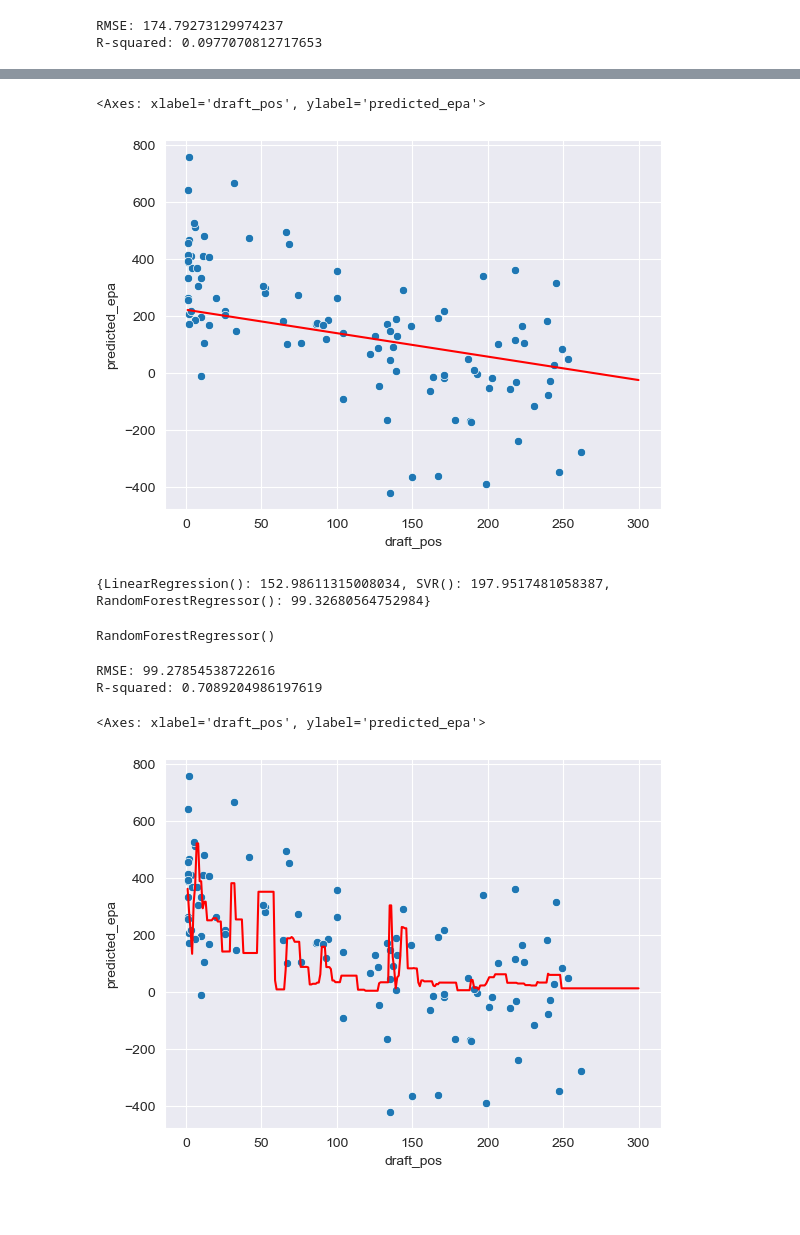
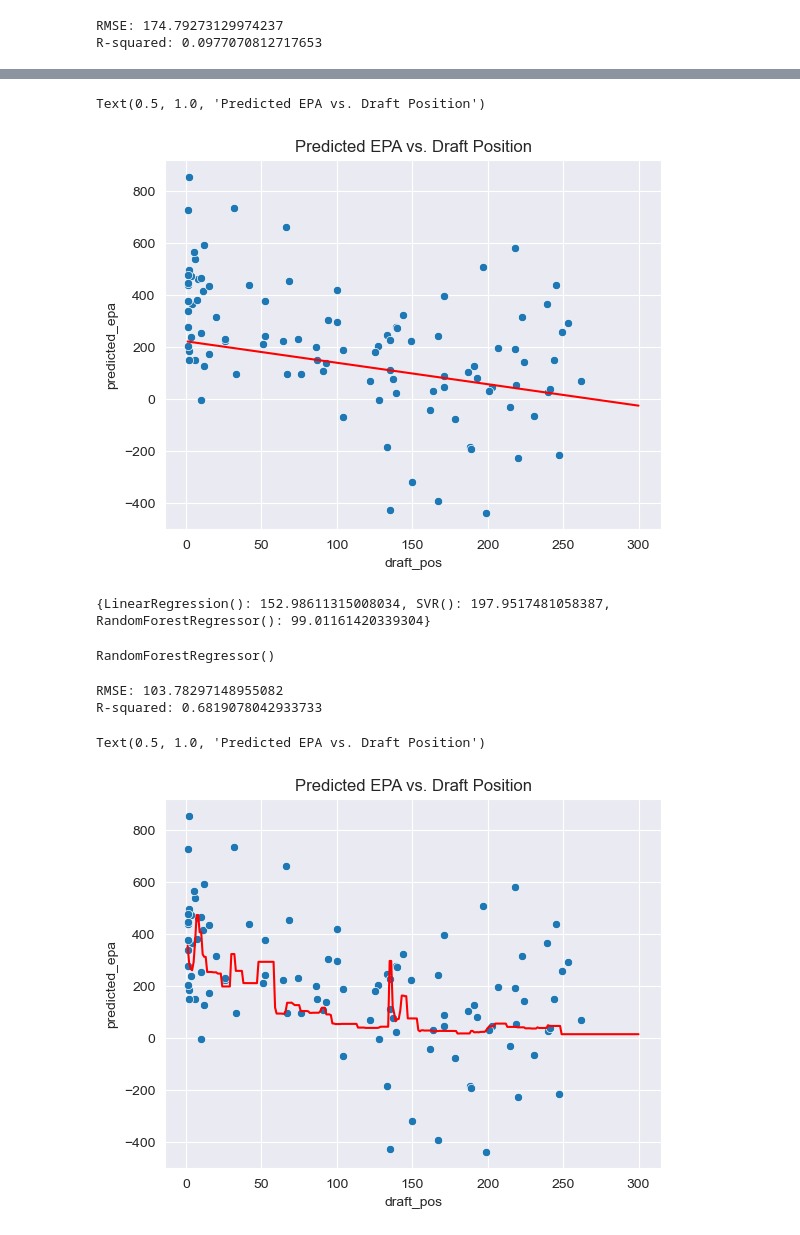
Before and after one commit to Vnz01/MATH189FP, a Jupyter notebook: MATH189FP.ipynb, the cells around one changed output, grey strips where cells are left out. Saved outputs shown, nothing was run; the diff lists cells and outputs as text; code cells hidden in the pictures; blank space fills up the shorter version.

```diff
--- a/MATH189FP.ipynb
+++ b/MATH189FP.ipynb
@@ -165,21 +167,3 @@ sns.scatterplot(x=combined.draft_pos, y=combined["Total EPA"])
 # %% [output]
 <Axes: xlabel='draft_pos', ylabel='Total EPA'>
 [figure]
-# %%
-# Create a Lasso regression for parameter selection, test case
-from sklearn.linear_model import Lasso, Ridge
-from sklearn.impute import SimpleImputer
-
-# Split the data into training and test sets
-cols = college.columns[college.dtypes.apply(is_numeric_dtype)]
-X = combined[cols]
-y = combined["Total EPA"]
-
-mean_imputer = SimpleImputer(strategy='mean')
-
-X = mean_imputer.fit_transform(X)
-# Create a Ridge regression object
-lasso = Lasso(alpha=1.0)
-
-# Fit the model to the training data
-lasso.fit(X, y)
@@ -188,4 +169,0 @@ Lasso()
-# %%
-# Create a dataframe containing our coefficients
-lasso_coefs = pd.DataFrame(index=cols, data=lasso.coef_, columns=["coef"])
-lasso_coefs[lasso_coefs.coef != 0]
@@ -378,7 +395,7 @@ career_avg = career_avg[career_avg.draft_pos != 0]
 # %%
 # Predict epa based on career averages
 X = career_avg[list(sig_comp_coefs)]
-X_test = mean_imputer.fit_transform(X)
+X_test = X.fillna(0)
 preds = lm.predict(X_test)
 career_avg["predicted_epa"]= preds
 # %%
@@ -388,10 +405,11 @@ trendline = LinearRegression().fit(drafted[["draft_pos"]], drafted["composite"])
 # %%
 # Plot our trendline against our data
 sns.scatterplot(x="draft_pos", y="predicted_epa", data=career_avg)
 sns.lineplot(x=np.linspace(1, 300, 300), y=trendline, color="red")
+plt.title("Predicted EPA vs. Draft Position")
 # %% [output]
-<Axes: xlabel='draft_pos', ylabel='predicted_epa'>
+Text(0.5, 1.0, 'Predicted EPA vs. Draft Position')
-[figure, old version]
+[figure, new version]
 # %%
 # Finally, we will test against other models to see if we improve our predictions without adding too much complexity
 from sklearn.svm import SVR
@@ -408,9 +426,10 @@ def compare_models(*models, X, y):
     print(performance)
     return min(performance, key=performance.get)
 # %%
+X = composite_df[list(sig_comp_coefs)].fillna(0)
 models = [LinearRegression, SVR, RandomForestRegressor] # test various models against each other
 best_model = compare_models(*models, X=X, y=y)
 best_model
 # %% [output]
-{LinearRegression(): 152.98611315008034, SVR(): 197.9517481058387, RandomForestRegressor(): 99.32680564752984}
+{LinearRegression(): 152.98611315008034, SVR(): 197.9517481058387, RandomForestRegressor(): 99.01161420339304}
 RandomForestRegressor()
@@ -417,10 +445,6 @@ RandomForestRegressor()
 # %%
 # Finally, get the performance of our best model
-X = composite_df[list(sig_comp_coefs)]
-
-X = X.fillna(0)
-
-rf = RandomForestRegressor().fit(X, y)
+rf = RandomForestRegressor(**best_params).fit(X, y)
 
 preds = rf.predict(X)
 
@@ -429,14 +453,15 @@ rmse = mean_squared_error(y, preds) ** 0.5
 print(f"RMSE: {rmse}")
 print(f"R-squared: {r2_score(y, preds)}")
 # %% [output]
-RMSE: 99.27854538722616
-R-squared: 0.7089204986197619
+RMSE: 103.78297148955082
+R-squared: 0.6819078042933733
 # %%
 # Compute a "ground-truth" trendline from the true total epa and draft position with the new model
-trendline = best_model.fit(drafted[["draft_pos"]], drafted["composite"]).predict(np.linspace(1, 300, 300).reshape(-1, 1))
+trendline = rf.fit(drafted[["draft_pos"]], drafted["composite"]).predict(np.linspace(1, 300, 300).reshape(-1, 1))
 # Plot our new trendline against our data
 sns.scatterplot(x="draft_pos", y="predicted_epa", data=career_avg)
 sns.lineplot(x=np.linspace(1, 300, 300), y=trendline, color="red")
+plt.title("Predicted EPA vs. Draft Position")
 # %% [output]
-<Axes: xlabel='draft_pos', ylabel='predicted_epa'>
+Text(0.5, 1.0, 'Predicted EPA vs. Draft Position')
-[figure, old version]
+[figure, new version]
```
Also changed, not shown: parts of 12 cells of this notebook.
